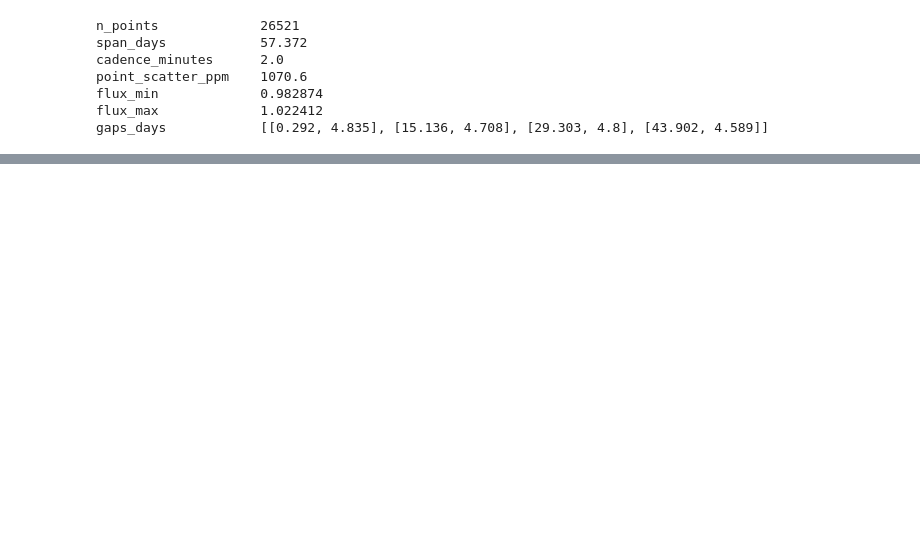
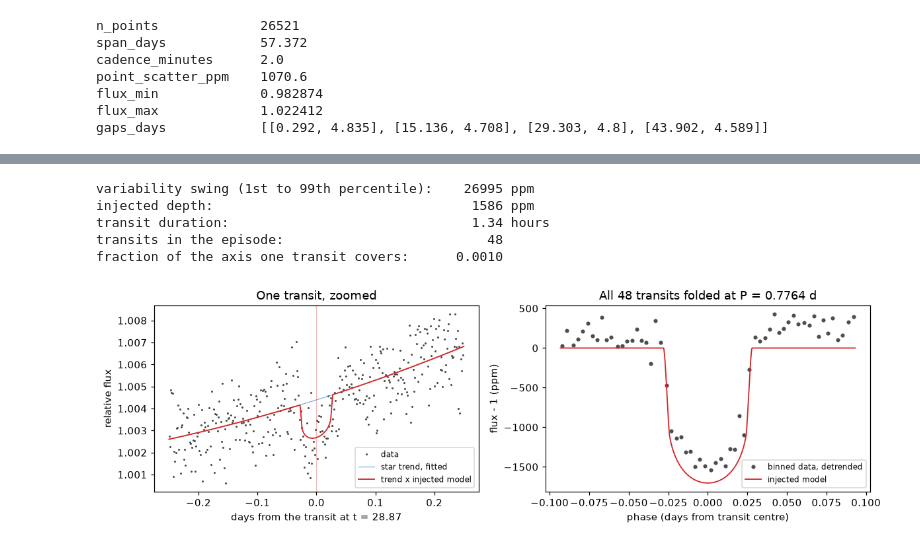
Before and after one commit to siddharth7113/stargazer_model, a Jupyter notebook: examples/01_the_episode.ipynb, the cells around one changed output, grey strips where cells are left out. Saved outputs shown, nothing was run; the diff lists cells and outputs as text; code cells hidden in the pictures; blank space fills up the shorter version.

```diff
--- a/examples/01_the_episode.ipynb
+++ b/examples/01_the_episode.ipynb
@@ -113,0 +99,71 @@ plt.show()
+# %%
+from stargazer.inject import TransitTruth, transit_model
+from stargazer.tools import fold
+
+if truth["kind"] == "transit":
+    record = TransitTruth.from_dict(truth["transit"])
+    swing_ppm = (np.nanpercentile(flux, 99) - np.nanpercentile(flux, 1)) * 1e6
+    print(f"variability swing (1st to 99th percentile): {swing_ppm:8.0f} ppm")
+    print(f"injected depth:                             {record.depth * 1e6:8.0f} ppm")
+    print(f"transit duration:                           {record.duration * 24:8.2f} hours")
+    print(f"transits in the episode:                    {truth['n_transits']:8d}")
+    print(f"fraction of the axis one transit covers:    {record.duration / (time.max() - time.min()):8.4f}")
+# %% [output]
+variability swing (1st to 99th percentile):    26995 ppm
+injected depth:                                 1586 ppm
+transit duration:                               1.34 hours
+transits in the episode:                          48
+fraction of the axis one transit covers:      0.0010
+# %%
+if truth["kind"] == "transit":
+    fig, (left, right) = plt.subplots(1, 2, figsize=(11, 3.5))
+
+    # Left: zoom on one transit near the middle of the sector, with the model on top.
+    n_centres = int((time.max() - record.t0) / record.period) + 1
+    centres = record.t0 + record.period * np.arange(n_centres)
+    centre = centres[np.argmin(np.abs(centres - np.nanmedian(time)))]
+    window = np.abs(time - centre) < 0.25
+    out_of_transit = window & (np.abs(time - centre) > 0.75 * record.duration)
+    baseline = np.polynomial.Polynomial.fit(time[out_of_transit] - centre, flux[out_of_transit], deg=2)
+    grid = np.linspace(centre - 0.25, centre + 0.25, 2000)
+    left.plot(time[window] - centre, flux[window], ".", ms=2, color="0.3", label="data")
+    left.plot(
+        grid - centre,
+        baseline(grid - centre),
+        color="tab:blue",
+        lw=0.8,
+        alpha=0.6,
+        label="star trend, fitted",
+    )
+    left.plot(
+        grid - centre,
+        baseline(grid - centre) * transit_model(grid, record),
+        color="tab:red",
+        lw=1.2,
+        label="trend x injected model",
+    )
+    left.axvline(0.0, color="tab:red", alpha=0.3, lw=0.8)
+    left.set_xlabel(f"days from the transit at t = {centre:.2f}")
+    left.set_ylabel("relative flux")
+    left.set_title("One transit, zoomed")
+    left.legend(loc="lower right", fontsize=8)
+
+    # Right: fold every transit on top of each other with the detector's own tool.
+    folded = fold(time, flux, record.period, record.t0, n_bins=60, phase_half_width=0.12)
+    phase_grid = np.linspace(-0.12, 0.12, 2000) * record.period
+    right.plot(folded["phase"], folded["flux_ppm"], "o", ms=3, color="0.3", label="binned data, detrended")
+    right.plot(
+        phase_grid,
+        (transit_model(record.t0 + phase_grid, record) - 1.0) * 1e6,
+        color="tab:red",
+        lw=1.2,
+        label="injected model",
+    )
+    right.set_xlabel("phase (days from transit centre)")
+    right.set_ylabel("flux - 1 (ppm)")
+    right.set_title(f"All {truth['n_transits']} transits folded at P = {record.period:.4f} d")
+    right.legend(loc="lower right", fontsize=8)
+    plt.tight_layout()
+    plt.show()
+# %% [output]
+[figure, added]
```
Also changed, not shown: parts of 10 cells of this notebook, 2 other files.
